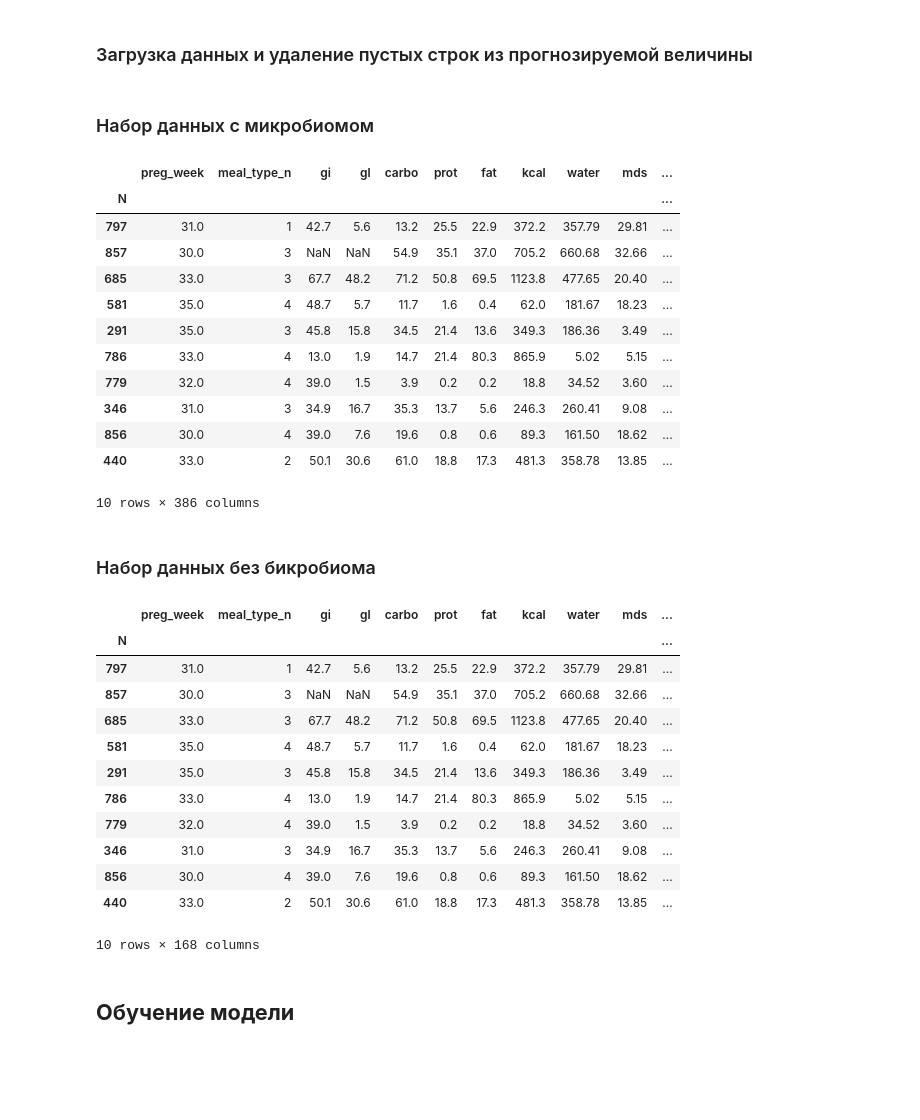
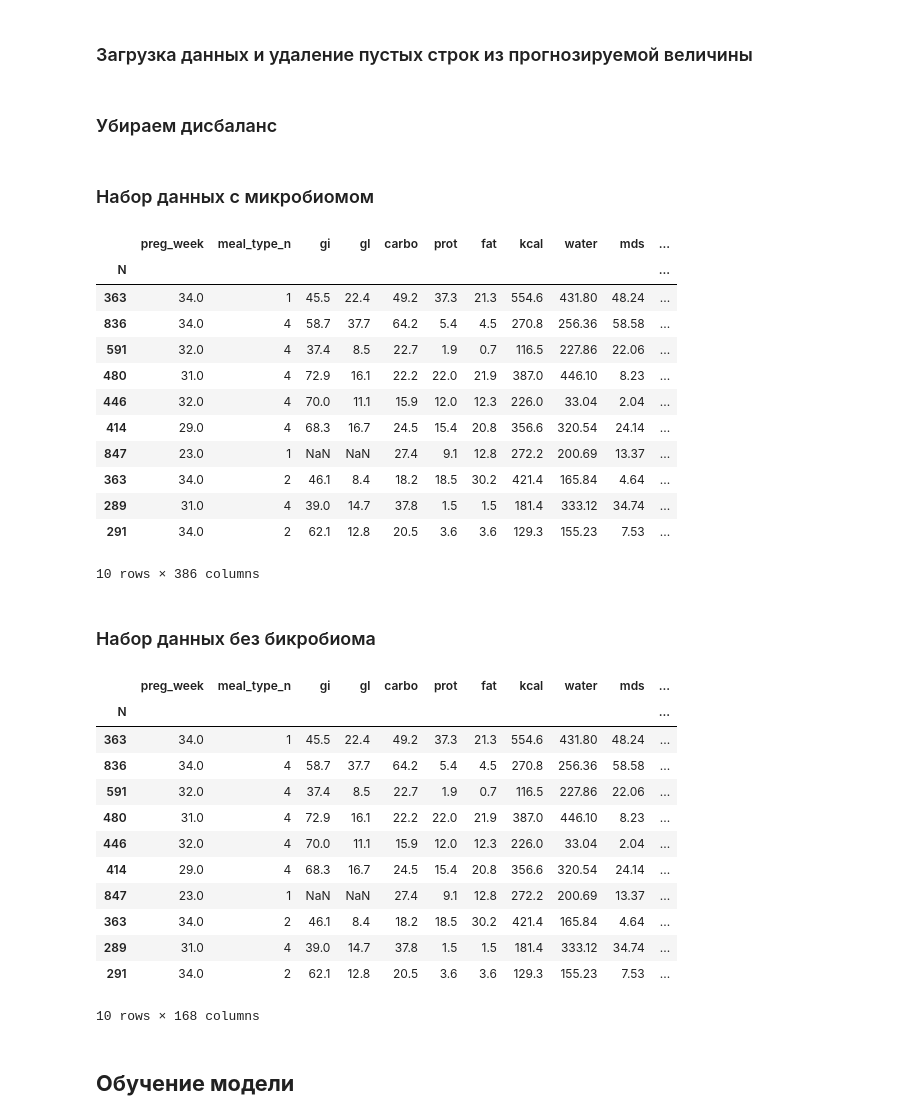
Before and after one commit to artemisak/CatBoostBloodGlucouseEstimation, a Jupyter notebook: MLModel.ipynb, the cells around one changed output. Drawn from its saved outputs; the diff is of its cells as text; code cells hidden in the pictures; blank space fills up the shorter version.

```diff
--- a/MLModel.ipynb
+++ b/MLModel.ipynb
@@ -19,43 +19,51 @@ data = data.drop(columns=['meal_id', 'n_cgm', 'CGM_range', 'CGM_mean', 'CGM_belo
 data.dropna(subset=target_feature, axis=0, inplace=True)
 
 data[cat_features] = data[cat_features].astype('str')
+# %% [markdown]
+<h3> Убираем дисбаланс
+# %%
+N = np.unique(data.index)
+N_count_strip = list(filter(lambda n: len(data.loc[n]) >  29, N))
+stripped_data = pd.DataFrame()
+for n in N_count_strip:
+    stripped_data = pd.concat([stripped_data, data.loc[n].sample(n=30, random_state=1)])
 # %% [markdown]
 <h3>Набор данных с микробиомом
 # %%
-data = data.sample(frac=1, random_state=1, replace=False)
-data.head(10)
+stripped_data = stripped_data.sample(frac=1, random_state=1, replace=False)
+stripped_data.head(10)
 # %% [output]
 |  | preg_week | meal_type_n | gi | gl | carbo | prot | fat | kcal | water | mds | ... |
 | N |  |  |  |  |  |  |  |  |  |  | ... |
-| 797 | 31.0 | 1 | 42.7 | 5.6 | 13.2 | 25.5 | 22.9 | 372.2 | 357.79 | 29.81 | ... |
-| 857 | 30.0 | 3 | NaN | NaN | 54.9 | 35.1 | 37.0 | 705.2 | 660.68 | 32.66 | ... |
-| 685 | 33.0 | 3 | 67.7 | 48.2 | 71.2 | 50.8 | 69.5 | 1123.8 | 477.65 | 20.40 | ... |
-| 581 | 35.0 | 4 | 48.7 | 5.7 | 11.7 | 1.6 | 0.4 | 62.0 | 181.67 | 18.23 | ... |
-| 291 | 35.0 | 3 | 45.8 | 15.8 | 34.5 | 21.4 | 13.6 | 349.3 | 186.36 | 3.49 | ... |
-| 786 | 33.0 | 4 | 13.0 | 1.9 | 14.7 | 21.4 | 80.3 | 865.9 | 5.02 | 5.15 | ... |
-| 779 | 32.0 | 4 | 39.0 | 1.5 | 3.9 | 0.2 | 0.2 | 18.8 | 34.52 | 3.60 | ... |
-| 346 | 31.0 | 3 | 34.9 | 16.7 | 35.3 | 13.7 | 5.6 | 246.3 | 260.41 | 9.08 | ... |
-| 856 | 30.0 | 4 | 39.0 | 7.6 | 19.6 | 0.8 | 0.6 | 89.3 | 161.50 | 18.62 | ... |
-| 440 | 33.0 | 2 | 50.1 | 30.6 | 61.0 | 18.8 | 17.3 | 481.3 | 358.78 | 13.85 | ... |
+| 363 | 34.0 | 1 | 45.5 | 22.4 | 49.2 | 37.3 | 21.3 | 554.6 | 431.80 | 48.24 | ... |
+| 836 | 34.0 | 4 | 58.7 | 37.7 | 64.2 | 5.4 | 4.5 | 270.8 | 256.36 | 58.58 | ... |
+| 591 | 32.0 | 4 | 37.4 | 8.5 | 22.7 | 1.9 | 0.7 | 116.5 | 227.86 | 22.06 | ... |
+| 480 | 31.0 | 4 | 72.9 | 16.1 | 22.2 | 22.0 | 21.9 | 387.0 | 446.10 | 8.23 | ... |
+| 446 | 32.0 | 4 | 70.0 | 11.1 | 15.9 | 12.0 | 12.3 | 226.0 | 33.04 | 2.04 | ... |
+| 414 | 29.0 | 4 | 68.3 | 16.7 | 24.5 | 15.4 | 20.8 | 356.6 | 320.54 | 24.14 | ... |
+| 847 | 23.0 | 1 | NaN | NaN | 27.4 | 9.1 | 12.8 | 272.2 | 200.69 | 13.37 | ... |
+| 363 | 34.0 | 2 | 46.1 | 8.4 | 18.2 | 18.5 | 30.2 | 421.4 | 165.84 | 4.64 | ... |
+| 289 | 31.0 | 4 | 39.0 | 14.7 | 37.8 | 1.5 | 1.5 | 181.4 | 333.12 | 34.74 | ... |
+| 291 | 34.0 | 2 | 62.1 | 12.8 | 20.5 | 3.6 | 3.6 | 129.3 | 155.23 | 7.53 | ... |
 10 rows × 386 columns
 # %% [markdown]
 <h3>Набор данных без бикробиома
 # %%
-clinical_data = data.drop(list(data.filter(regex=';')), axis=1, inplace=False)
+clinical_data = stripped_data.drop(list(stripped_data.filter(regex=';')), axis=1, inplace=False)
 clinical_data.head(10)
 # %% [output]
 |  | preg_week | meal_type_n | gi | gl | carbo | prot | fat | kcal | water | mds | ... |
 | N |  |  |  |  |  |  |  |  |  |  | ... |
-| 797 | 31.0 | 1 | 42.7 | 5.6 | 13.2 | 25.5 | 22.9 | 372.2 | 357.79 | 29.81 | ... |
-| 857 | 30.0 | 3 | NaN | NaN | 54.9 | 35.1 | 37.0 | 705.2 | 660.68 | 32.66 | ... |
-| 685 | 33.0 | 3 | 67.7 | 48.2 | 71.2 | 50.8 | 69.5 | 1123.8 | 477.65 | 20.40 | ... |
-| 581 | 35.0 | 4 | 48.7 | 5.7 | 11.7 | 1.6 | 0.4 | 62.0 | 181.67 | 18.23 | ... |
-| 291 | 35.0 | 3 | 45.8 | 15.8 | 34.5 | 21.4 | 13.6 | 349.3 | 186.36 | 3.49 | ... |
-| 786 | 33.0 | 4 | 13.0 | 1.9 | 14.7 | 21.4 | 80.3 | 865.9 | 5.02 | 5.15 | ... |
-| 779 | 32.0 | 4 | 39.0 | 1.5 | 3.9 | 0.2 | 0.2 | 18.8 | 34.52 | 3.60 | ... |
-| 346 | 31.0 | 3 | 34.9 | 16.7 | 35.3 | 13.7 | 5.6 | 246.3 | 260.41 | 9.08 | ... |
-| 856 | 30.0 | 4 | 39.0 | 7.6 | 19.6 | 0.8 | 0.6 | 89.3 | 161.50 | 18.62 | ... |
-| 440 | 33.0 | 2 | 50.1 | 30.6 | 61.0 | 18.8 | 17.3 | 481.3 | 358.78 | 13.85 | ... |
+| 363 | 34.0 | 1 | 45.5 | 22.4 | 49.2 | 37.3 | 21.3 | 554.6 | 431.80 | 48.24 | ... |
+| 836 | 34.0 | 4 | 58.7 | 37.7 | 64.2 | 5.4 | 4.5 | 270.8 | 256.36 | 58.58 | ... |
+| 591 | 32.0 | 4 | 37.4 | 8.5 | 22.7 | 1.9 | 0.7 | 116.5 | 227.86 | 22.06 | ... |
+| 480 | 31.0 | 4 | 72.9 | 16.1 | 22.2 | 22.0 | 21.9 | 387.0 | 446.10 | 8.23 | ... |
+| 446 | 32.0 | 4 | 70.0 | 11.1 | 15.9 | 12.0 | 12.3 | 226.0 | 33.04 | 2.04 | ... |
+| 414 | 29.0 | 4 | 68.3 | 16.7 | 24.5 | 15.4 | 20.8 | 356.6 | 320.54 | 24.14 | ... |
+| 847 | 23.0 | 1 | NaN | NaN | 27.4 | 9.1 | 12.8 | 272.2 | 200.69 | 13.37 | ... |
+| 363 | 34.0 | 2 | 46.1 | 8.4 | 18.2 | 18.5 | 30.2 | 421.4 | 165.84 | 4.64 | ... |
+| 289 | 31.0 | 4 | 39.0 | 14.7 | 37.8 | 1.5 | 1.5 | 181.4 | 333.12 | 34.74 | ... |
+| 291 | 34.0 | 2 | 62.1 | 12.8 | 20.5 | 3.6 | 3.6 | 129.3 | 155.23 | 7.53 | ... |
 10 rows × 168 columns
 # %% [markdown]
 <h2><b>Обучение модели
```
Also changed, not shown: parts of 9 cells of this notebook.
